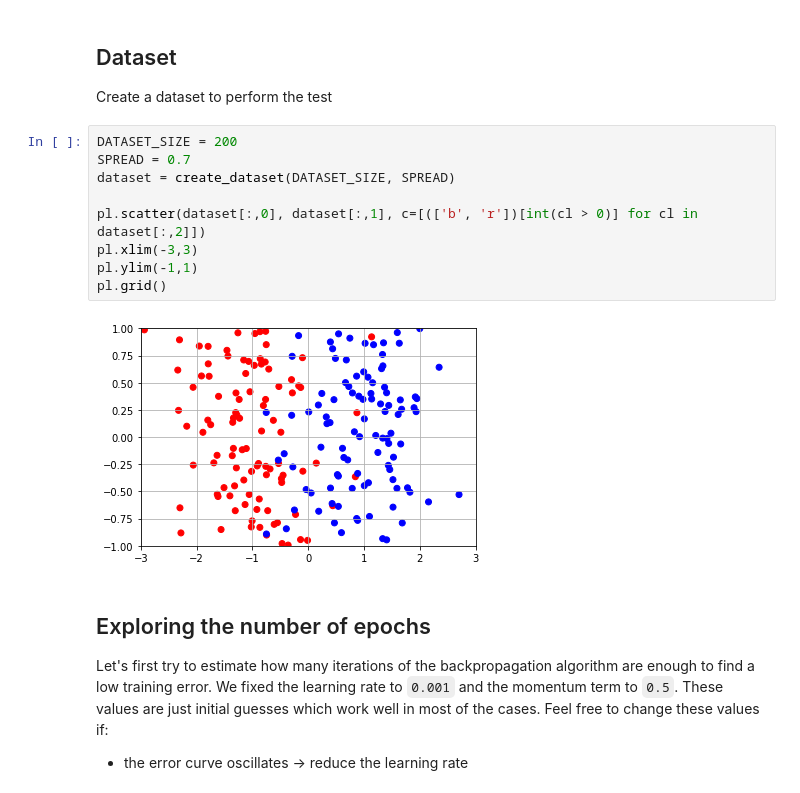
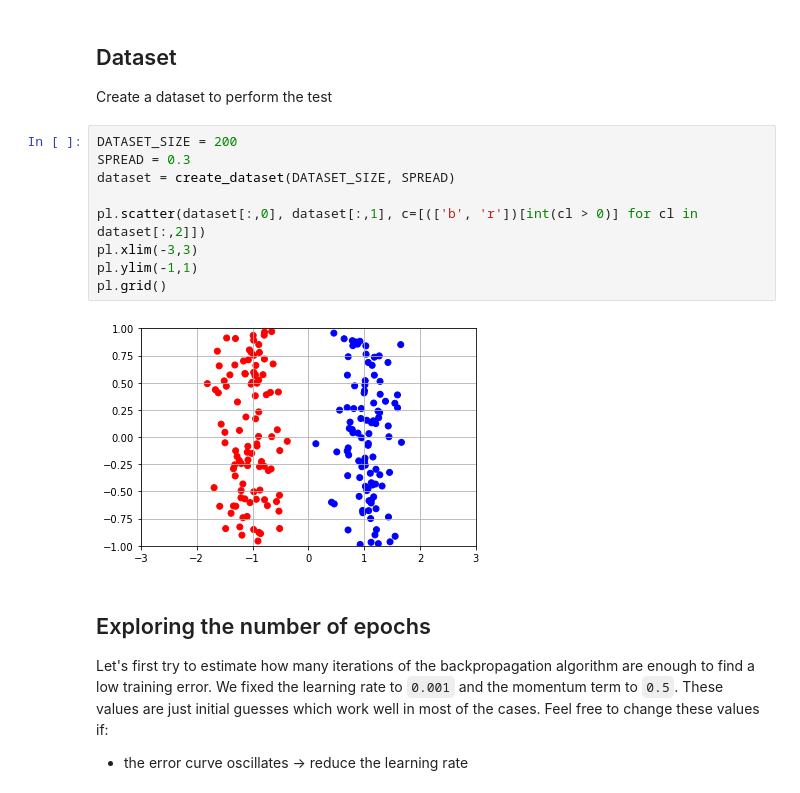
Before and after one commit to jojoc4/MachLe, a Jupyter notebook: PW9_ANN_notebooks/9_model_selection.ipynb, the cells around one changed output. Drawn from its saved outputs; the diff is of its cells as text.

```diff
--- a/PW9_ANN_notebooks/9_model_selection.ipynb
+++ b/PW9_ANN_notebooks/9_model_selection.ipynb
@@ -48,15 +52,15 @@ import k_fold_cross_validation as cv
 Create a dataset to perform the test
 # %%
 DATASET_SIZE = 200
-SPREAD = 0.7
+SPREAD = 0.3
 dataset = create_dataset(DATASET_SIZE, SPREAD)
 
 pl.scatter(dataset[:,0], dataset[:,1], c=[(['b', 'r'])[int(cl > 0)] for cl in dataset[:,2]])
 pl.xlim(-3,3)
 pl.ylim(-1,1)
 pl.grid()
 # %% [output]
-[figure, old version]
+[figure, new version]
 # %% [markdown]
 ## Exploring the number of epochs
 Let's first try to estimate how many iterations of the backpropagation algorithm are enough to find a low training error. We fixed the learning rate to `0.001` and the momentum term to `0.5`. These values are just initial guesses which work well in most of the cases. Feel free to change these values if:
```
Also changed, not shown: parts of 8 cells of this notebook, 3 other files.
